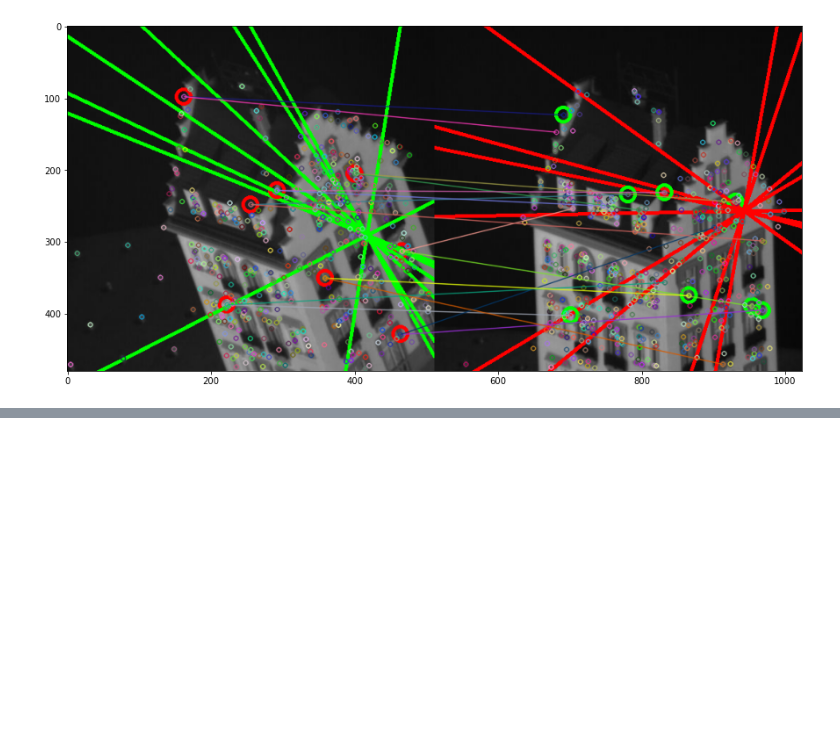
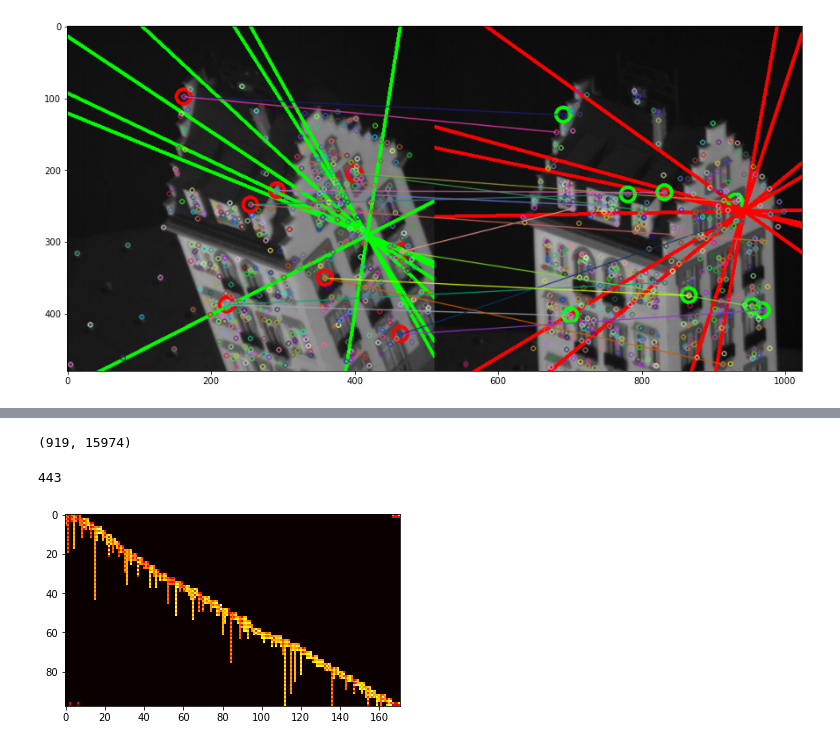
Before and after one commit to OlegBEZb/CV2_UVA_assignments, a Jupyter notebook: assignment2/src/detailed_experiments.ipynb, the cells around one changed output, grey strips where cells are left out. Drawn from its saved outputs; the diff is of its cells as text; code cells hidden in the pictures; blank space fills up the shorter version.

```diff
--- a/assignment2/src/detailed_experiments.ipynb
+++ b/assignment2/src/detailed_experiments.ipynb
@@ -74,0 +227,15 @@ draw_epipolar_lines(image1, image2, matches, kp1, kp2, F)
+# %%
+orig = set(flatten_list(PVM.round(2)))
+gt = set(flatten_list(gt_pvm.round(2)[:100, :]))
+len(orig), len(gt)
+# %% [output]
+(919, 15974)
+# %%
+len(orig.intersection(gt))
+# %% [output]
+443
+# %%
+plt.imshow(PVM.round(2), cmap='hot', interpolation='nearest')
+plt.show()
+# %% [output]
+[figure, added]
```
Also changed, not shown: parts of 30 cells of this notebook, 2 other files.
